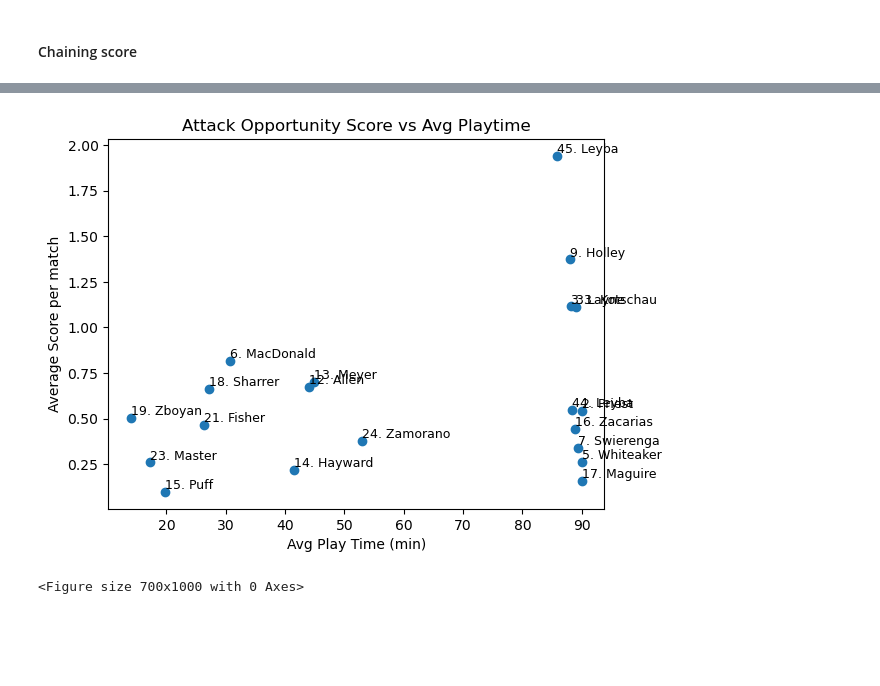
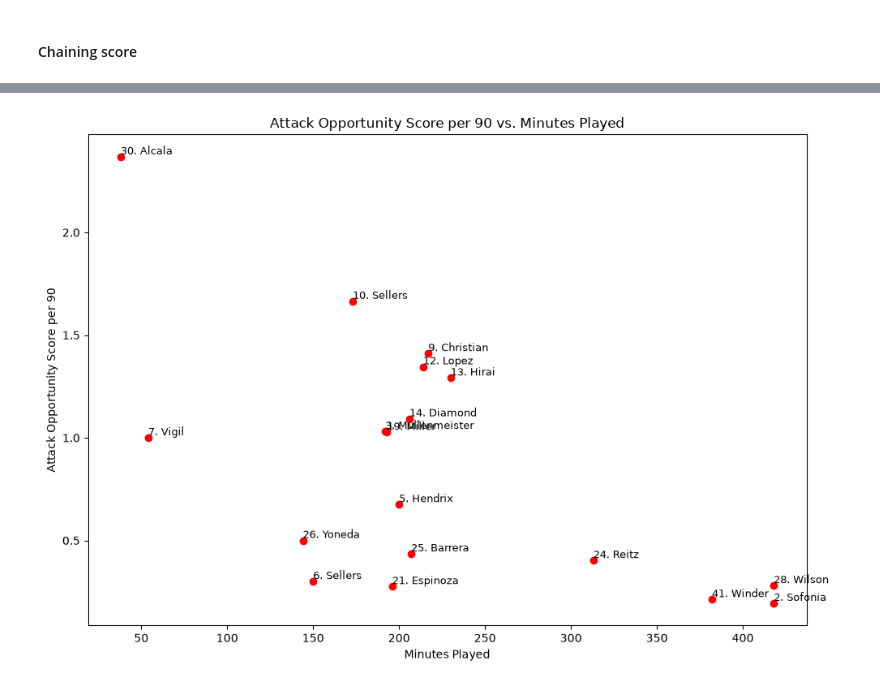
Before and after one commit to Hungagainagainagain/UofU-Soccer-Analytics, a Jupyter notebook: UofU Soccer Analytics/competitoranalyzed.ipynb, the cells around one changed output, grey strips where cells are left out. Cells and saved outputs as stored; diff of their text form; code cells hidden in the pictures; blank space fills up the shorter version.

```diff
--- a/UofU Soccer Analytics/competitoranalyzed.ipynb
+++ b/UofU Soccer Analytics/competitoranalyzed.ipynb
@@ -608,6 +674,6 @@ player_data = parse_player_data_xml(f"{base_path}/{team}",
 # %%
 player_data = add_team_name(player_data, first_team=team,
-              first_team_players=players
+              first_team_players= player_minutes
 
              )
 
@@ -710,15 +781,16 @@ corners_with_next4.head(50)
 chain_scores = compute_shot_chain_scores(player_data, k=4, weights=[0.1, 0.2, 0.3, 0.5], team= team,
                                        goal_shot_weight=0.7, goal_weight_mode='override')
 # %%
-# Map average playtime to each players (eyeballing from wyscout)
-average_playtime = dict(zip(players, avg_minute_per_game))
-
-chain_scores['avg_play_time'] = chain_scores['Player Code'].map(average_playtime)
+# Add each player's total minutes
+chain_scores["minutes_played"] = chain_scores["Player Code"].map(player_minutes)
 
 # Calculate score per 90 minutes
-chain_scores['score_per_match'] = (chain_scores['TotalScore']/(chain_scores['avg_play_time']*player_data['Source File'].nunique()))*90
+chain_scores["score_per_90"] = (
+    chain_scores["TotalScore"] / chain_scores["minutes_played"]
+) * 90
 
-# Result
-chain_scores = chain_scores.sort_values('score_per_match', ascending=False)
+# Sort results
+chain_scores = chain_scores.sort_values("score_per_90", ascending=False)
+
 print(chain_scores)
 # %% [output]
@@ -756,23 +836,26 @@ plt.show()
 # %%
-# scatter plot: play time vs score
-plt.scatter(chain_scores["avg_play_time"], chain_scores["score_per_match"])
+plt.figure(figsize=(10, 7))
 
-# add labels (Player Code)
-for i, row in chain_scores.iterrows():
+plt.scatter(
+    chain_scores["minutes_played"],
+    chain_scores["score_per_90"],
+    color="red"
+)
+
+for _, row in chain_scores.iterrows():
     plt.text(
-        row["avg_play_time"],
-        row["score_per_match"],
+        row["minutes_played"],
+        row["score_per_90"],
         row["Player Code"],
         fontsize=9,
         ha="left",
         va="bottom"
     )
 
-plt.xlabel("Avg Play Time (min)")
-plt.ylabel("Average Score per match")
-plt.title("Attack Opportunity Score vs Avg Playtime")
-plt.figure(figsize=(7, 10))
+plt.xlabel("Minutes Played")
+plt.ylabel("Attack Opportunity Score per 90")
+plt.title("Attack Opportunity Score per 90 vs. Minutes Played")
+plt.tight_layout()
 plt.show()
 # %% [output]
-[figure, old version]
+[figure, new version]
-<Figure size 700x1000 with 0 Axes>
```
Also changed, not shown: parts of 21 cells of this notebook, 10 other files.
